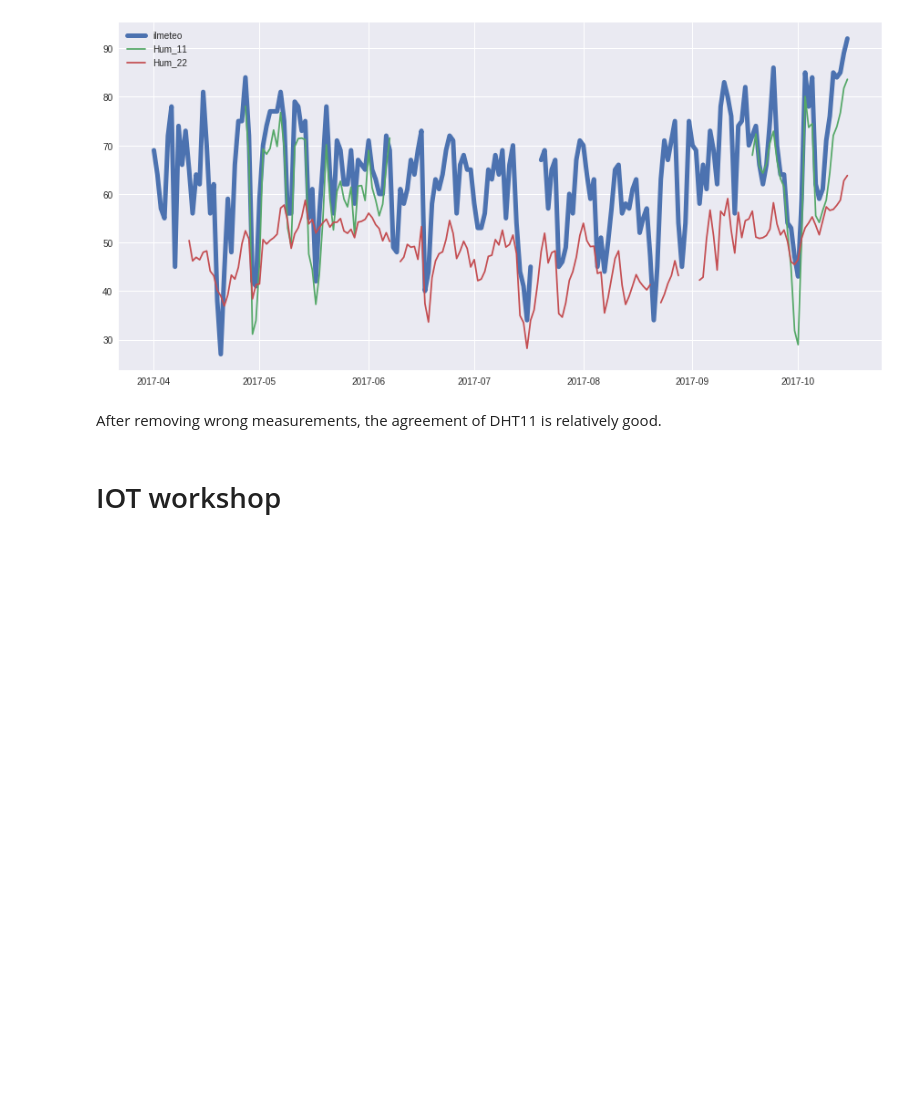
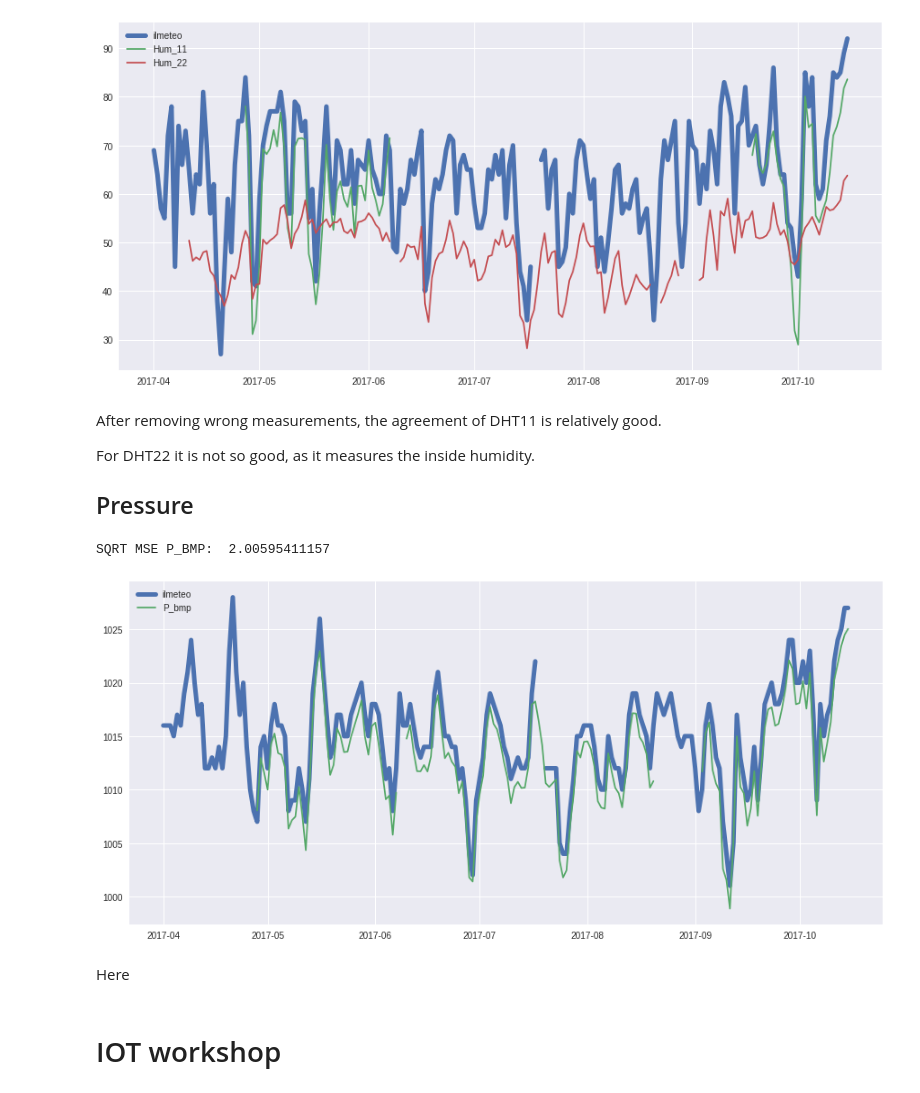
Before and after one commit to baruselli/weather_datalog, a Jupyter notebook: datalog.ipynb, the cells around one changed output. Cells and saved outputs as stored; diff of their text form; code cells hidden in the pictures; blank space fills up the shorter version.

```diff
--- a/datalog.ipynb
+++ b/datalog.ipynb
@@ -371,6 +371,24 @@ SQRT MSE DHT22:  17.2028008096
 [figure]
 # %% [markdown]
 After removing wrong measurements, the agreement of DHT11 is relatively good.
+
+For DHT22 it is not so good, as it measures the inside humidity.
+
+## Pressure
+# %%
+#P media
+f, ax = plt.subplots(1,1,figsize=(15,7))
+ax.plot(all_daily["PRESSIONESLM mb"],label="ilmeteo",linewidth=5)
+ax.plot(all_daily.P_bmp_avg/100,label="P_bmp")
+ax.legend()
+
+p_avg=all_daily[["PRESSIONESLM mb","P_bmp_avg"]].dropna(how="any")
+print ("SQRT MSE P_BMP: ", np.sqrt(mse(p_avg["PRESSIONESLM mb"],p_avg["P_bmp_avg"]/100)))
+# %% [output]
+SQRT MSE P_BMP:  2.00595411157
+[figure, added]
+# %% [markdown]
+Here
 # %%
 print(ilmeteo.columns)
 f, ax = plt.subplots(3,2,figsize=(20,35))
```
Also changed, not shown: parts of 1 cell of this notebook.
